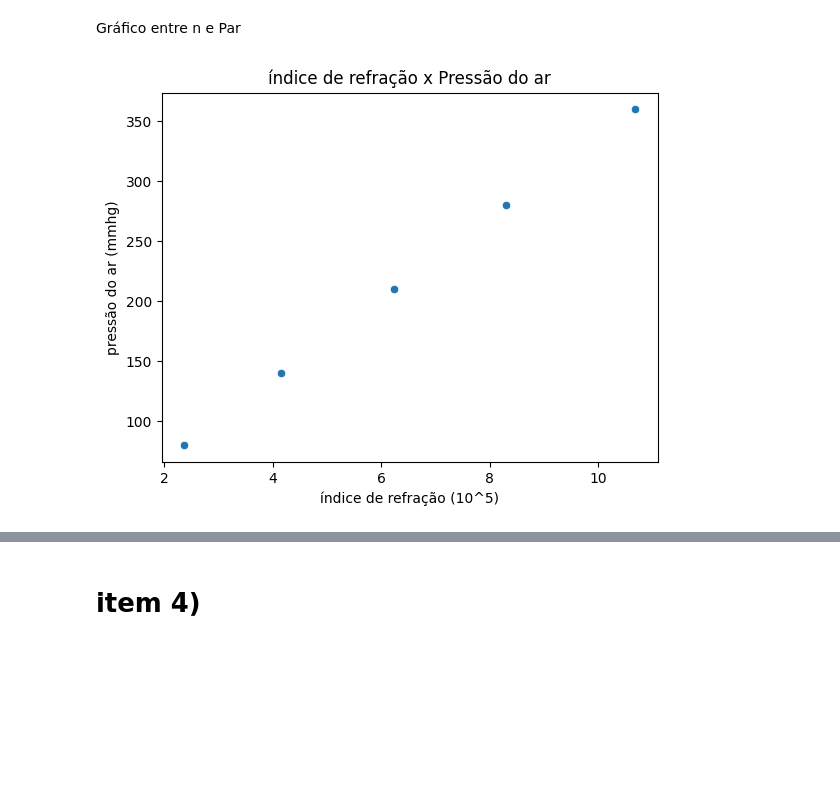
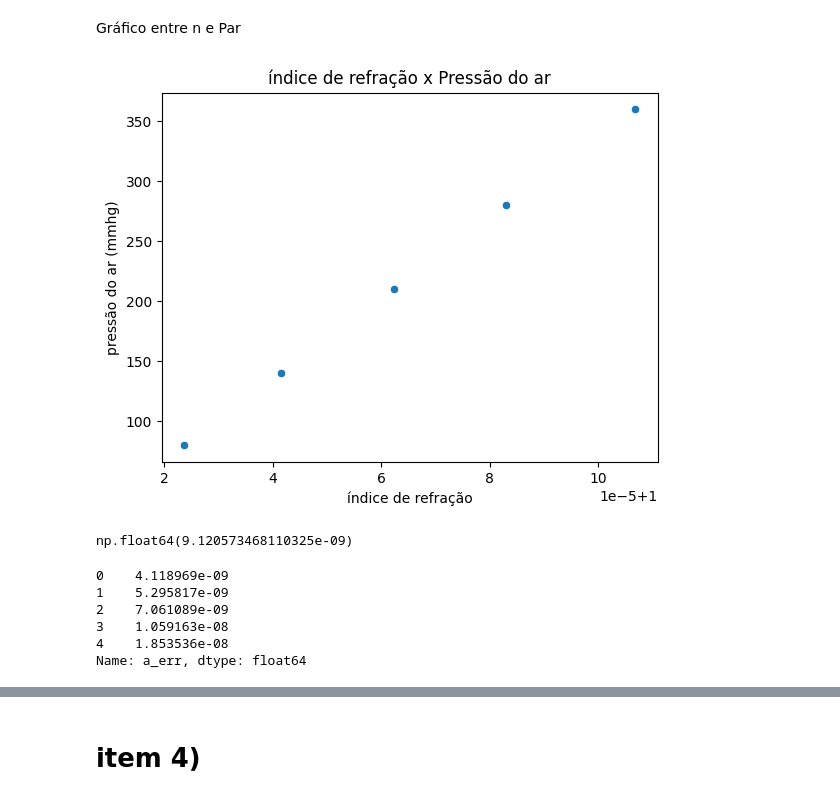
Before and after one commit to ms-cmy/relatorios-2024-est2, a Jupyter notebook: relatorio_3/experimento.ipynb, the cells around one changed output, grey strips where cells are left out. Drawn from its saved outputs; the diff is of its cells as text; code cells hidden in the pictures; blank space fills up the shorter version.

```diff
--- a/relatorio_3/experimento.ipynb
+++ b/relatorio_3/experimento.ipynb
@@ -127,7 +152,7 @@ valor "livre", logo para o problema que estamos fazendo não podemos ter o b, as
 # %%
 ln = LinearRegression(fit_intercept=False)
 # %%
-ln.fit(df[['delta']], df[['y']])
+ln.fit(df[['delta_P']], df[['y']])
 # %% [output]
 LinearRegression(fit_intercept=False)
 # %%
@@ -139,4 +168,8 @@ a equação linear é dada por y = 0.0000003 * x
 # %% [markdown]
 então podemos construir a seguinte relação, (onde delta n é nf - ni (indice de refração final menos inicial)):
 # %%
-df['delta_n'] = a * df['delta']
+df['n_final'] = a * df['delta_P'] + 1
+# %%
+df['predicted'] = ln.predict(df[['delta_P']])
+# %%
+df['predicted'] = df['predicted'] * (2* d) / lambda_0
@@ -145,10 +200,10 @@ df['delta_n'] = a * df['delta']
 # %% [markdown]
 Gráfico entre n e Par
 # %%
-sns.scatterplot(x=df['delta_n']*1e5, y=df['delta'])
-plt.xlabel("índice de refração (10^5)")
+sns.scatterplot(x=df['n_final'], y=df['delta_P'])
+plt.xlabel("índice de refração")
 plt.ylabel("pressão do ar (mmhg)")
 plt.title("índice de refração x Pressão do ar")
 plt.show()
 # %% [output]
-[figure, old version]
+[figure, new version]
@@ -154,0 +212,13 @@ plt.show()
+# %%
+df['a_err'].mean()
+# %% [output]
+np.float64(9.120573468110325e-09)
+# %%
+df['a_err']
+# %% [output]
+0    4.118969e-09
+1    5.295817e-09
+2    7.061089e-09
+3    1.059163e-08
+4    1.853536e-08
+Name: a_err, dtype: float64
```
Also changed, not shown: parts of 27 cells of this notebook, 8 other files.
